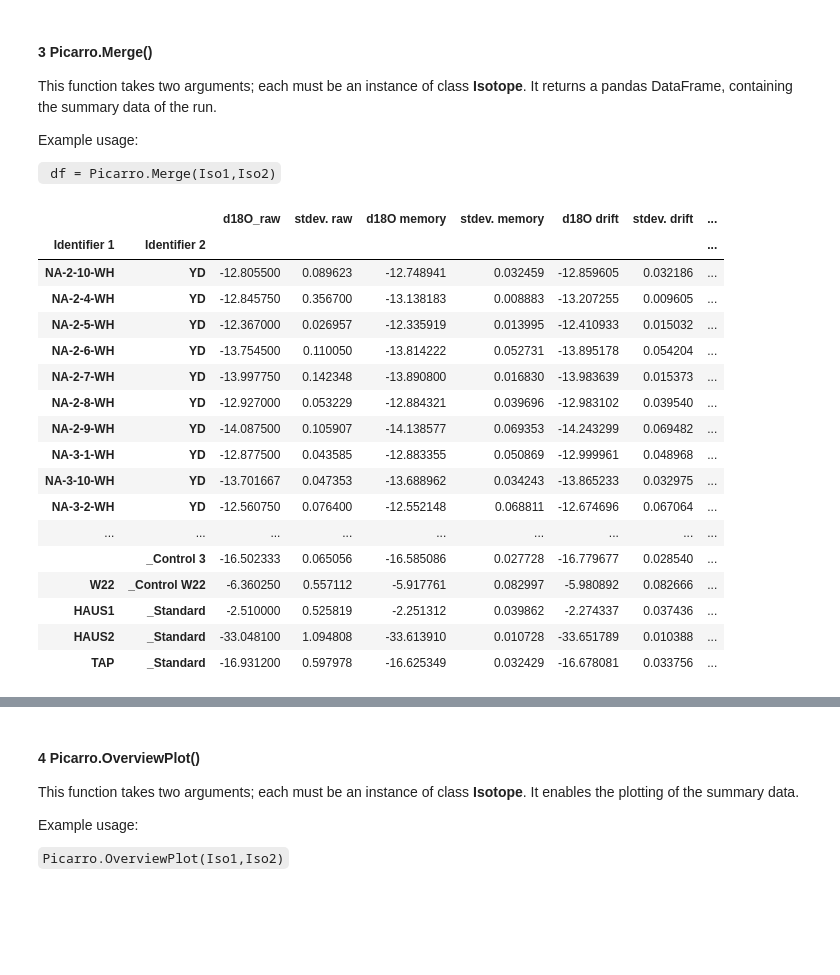
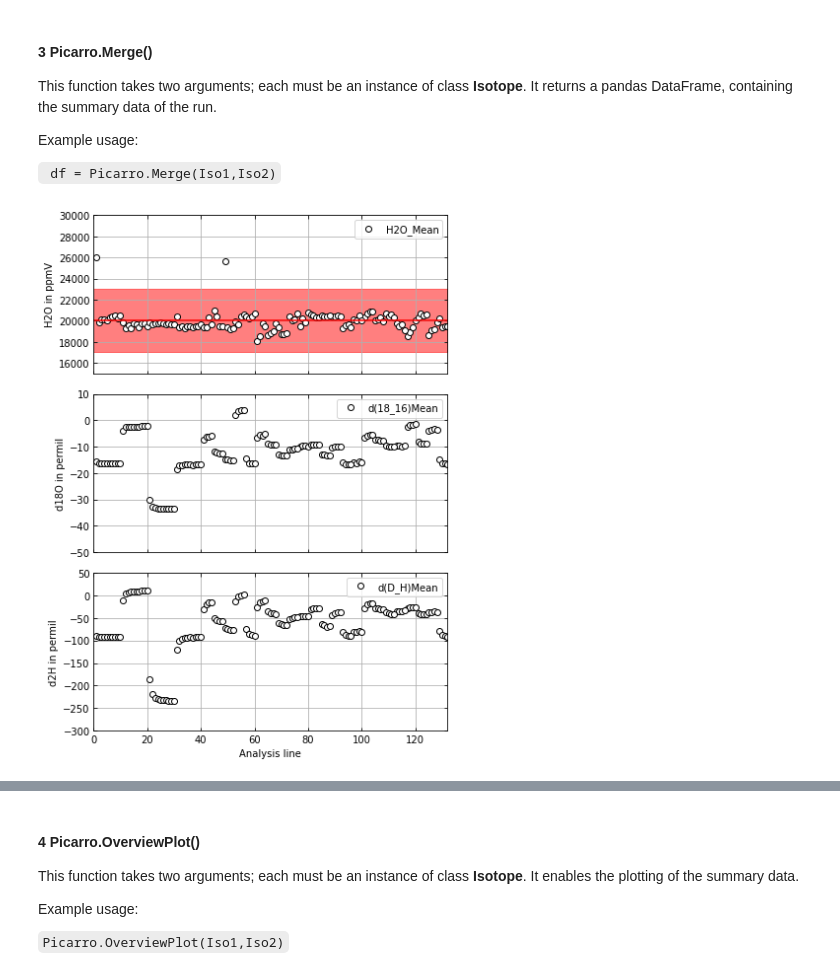
Before and after one commit to tr1813/picarro-calculator, a Jupyter notebook: ipynb/Picarro class.ipynb, the cells around one changed output, grey strips where cells are left out. Cells and saved outputs as stored; diff of their text form; code cells hidden in the pictures; blank space fills up the shorter version.

```diff
--- a/ipynb/Picarro class.ipynb
+++ b/ipynb/Picarro class.ipynb
@@ -19,7 +19,7 @@ This takes the form of:
 
 and returns two instances of the Isotope class.
 # %%
-O18,D = pica.FullRun("example_data/HKDS2009_IsoWater_20191106_083502.csv")
+RUN = pica.FullRun("example_data/HKDS2009_IsoWater_20191114_105042.csv")
 # %% [output]
 Running the corrections for Oxygen
  ...
@@ -126,21 +124,4 @@ DATA = pica.Merged(O18,D)
-# %%
-O18.run_overview
-# %% [output]
-|  |  | d18O_raw | stdev. raw | d18O memory | stdev. memory | d18O drift | stdev. drift | ... |
-| Identifier 1 | Identifier 2 |  |  |  |  |  |  | ... |
-| NA-2-10-WH | YD | -12.805500 | 0.089623 | -12.748941 | 0.032459 | -12.859605 | 0.032186 | ... |
-| NA-2-4-WH | YD | -12.845750 | 0.356700 | -13.138183 | 0.008883 | -13.207255 | 0.009605 | ... |
-| NA-2-5-WH | YD | -12.367000 | 0.026957 | -12.335919 | 0.013995 | -12.410933 | 0.015032 | ... |
-| NA-2-6-WH | YD | -13.754500 | 0.110050 | -13.814222 | 0.052731 | -13.895178 | 0.054204 | ... |
-| NA-2-7-WH | YD | -13.997750 | 0.142348 | -13.890800 | 0.016830 | -13.983639 | 0.015373 | ... |
-| NA-2-8-WH | YD | -12.927000 | 0.053229 | -12.884321 | 0.039696 | -12.983102 | 0.039540 | ... |
-| NA-2-9-WH | YD | -14.087500 | 0.105907 | -14.138577 | 0.069353 | -14.243299 | 0.069482 | ... |
-| NA-3-1-WH | YD | -12.877500 | 0.043585 | -12.883355 | 0.050869 | -12.999961 | 0.048968 | ... |
-| NA-3-10-WH | YD | -13.701667 | 0.047353 | -13.688962 | 0.034243 | -13.865233 | 0.032975 | ... |
-| NA-3-2-WH | YD | -12.560750 | 0.076400 | -12.552148 | 0.068811 | -12.674696 | 0.067064 | ... |
-| ... | ... | ... | ... | ... | ... | ... | ... | ... |
-|  | _Control 3 | -16.502333 | 0.065056 | -16.585086 | 0.027728 | -16.779677 | 0.028540 | ... |
-| W22 | _Control W22 | -6.360250 | 0.557112 | -5.917761 | 0.082997 | -5.980892 | 0.082666 | ... |
-| HAUS1 | _Standard | -2.510000 | 0.525819 | -2.251312 | 0.039862 | -2.274337 | 0.037436 | ... |
-| HAUS2 | _Standard | -33.048100 | 1.094808 | -33.613910 | 0.010728 | -33.651789 | 0.010388 | ... |
-| TAP | _Standard | -16.931200 | 0.597978 | -16.625349 | 0.032429 | -16.678081 | 0.033756 | ... |
+# %%
+RUN.O18.plotSummary()
+# %% [output]
+[figure, added]
```
Also changed, not shown: parts of 9 cells of this notebook, 2 other files.
